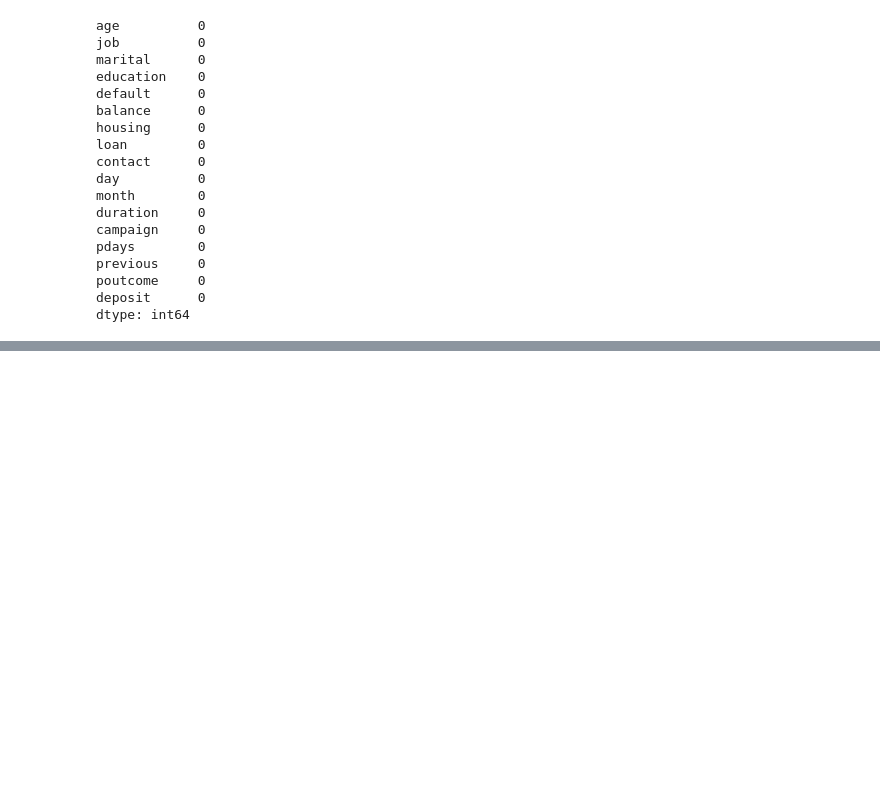
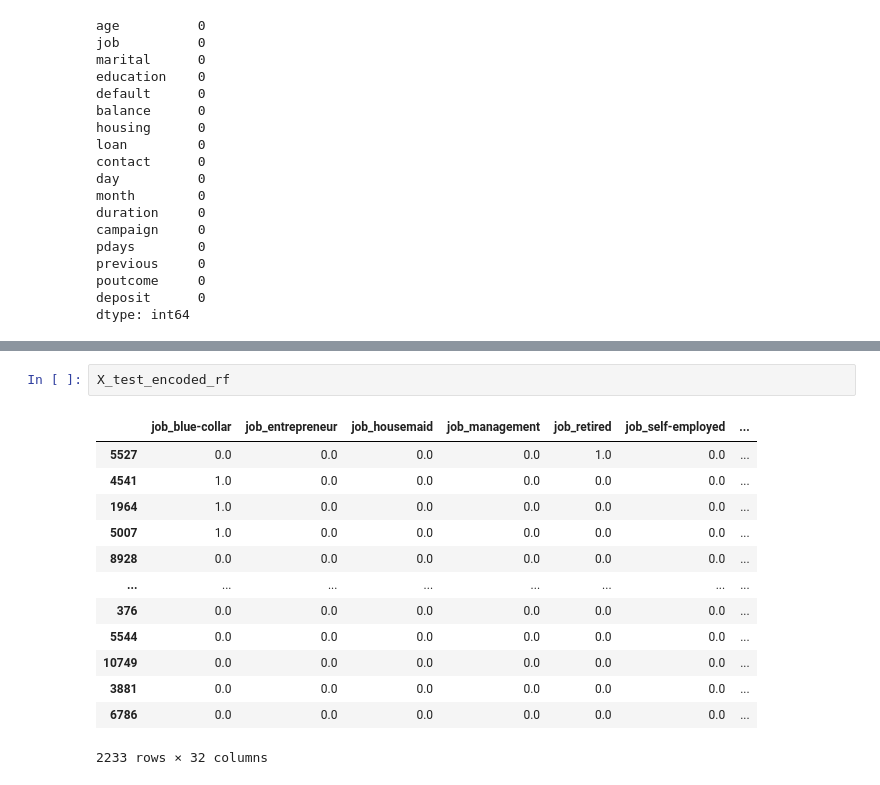
Before and after one commit to HuiseongK/Bank, a Jupyter notebook: bank_model.ipynb, the cells around one changed output, grey strips where cells are left out. Saved outputs shown, nothing was run; the diff lists cells and outputs as text; blank space fills up the shorter version.

```diff
--- a/bank_model.ipynb
+++ b/bank_model.ipynb
@@ -201,4 +205,20 @@ X_train_encoded_rf
 8929 rows × 32 columns
+# %%
+X_test_encoded_rf
+# %% [output]
+|  | job_blue-collar | job_entrepreneur | job_housemaid | job_management | job_retired | job_self-employed | ... |
+| 5527 | 0.0 | 0.0 | 0.0 | 0.0 | 1.0 | 0.0 | ... |
+| 4541 | 1.0 | 0.0 | 0.0 | 0.0 | 0.0 | 0.0 | ... |
+| 1964 | 1.0 | 0.0 | 0.0 | 0.0 | 0.0 | 0.0 | ... |
+| 5007 | 1.0 | 0.0 | 0.0 | 0.0 | 0.0 | 0.0 | ... |
+| 8928 | 0.0 | 0.0 | 0.0 | 0.0 | 0.0 | 0.0 | ... |
+| ... | ... | ... | ... | ... | ... | ... | ... |
+| 376 | 0.0 | 0.0 | 0.0 | 0.0 | 0.0 | 0.0 | ... |
+| 5544 | 0.0 | 0.0 | 0.0 | 0.0 | 0.0 | 0.0 | ... |
+| 10749 | 0.0 | 0.0 | 0.0 | 0.0 | 0.0 | 0.0 | ... |
+| 3881 | 0.0 | 0.0 | 0.0 | 0.0 | 0.0 | 0.0 | ... |
+| 6786 | 0.0 | 0.0 | 0.0 | 0.0 | 0.0 | 0.0 | ... |
+2233 rows × 32 columns
 # %%
 X_train_new = pd.concat([X_train[numeric], X_train_encoded_rf], axis=1)
 
```
Also changed, not shown: parts of 13 cells of this notebook.
